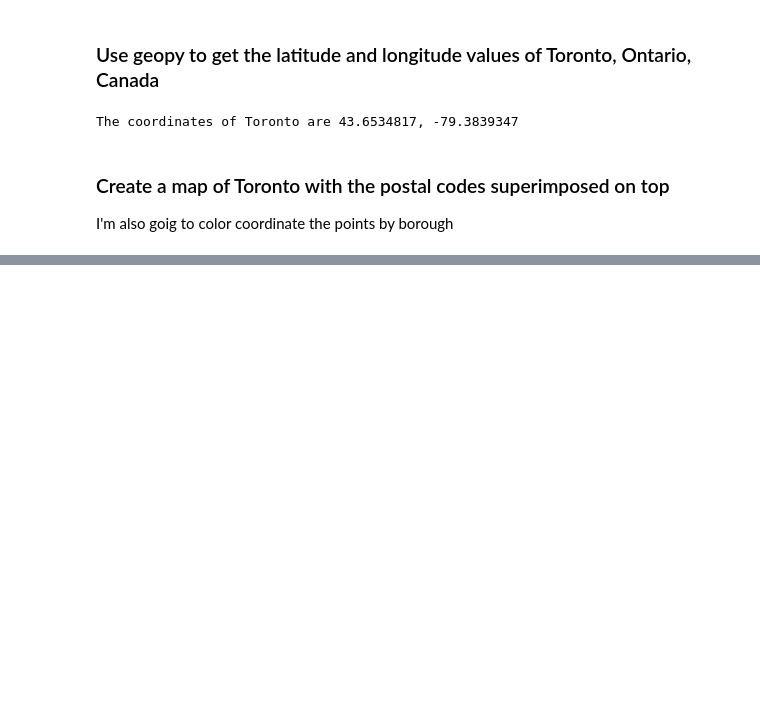
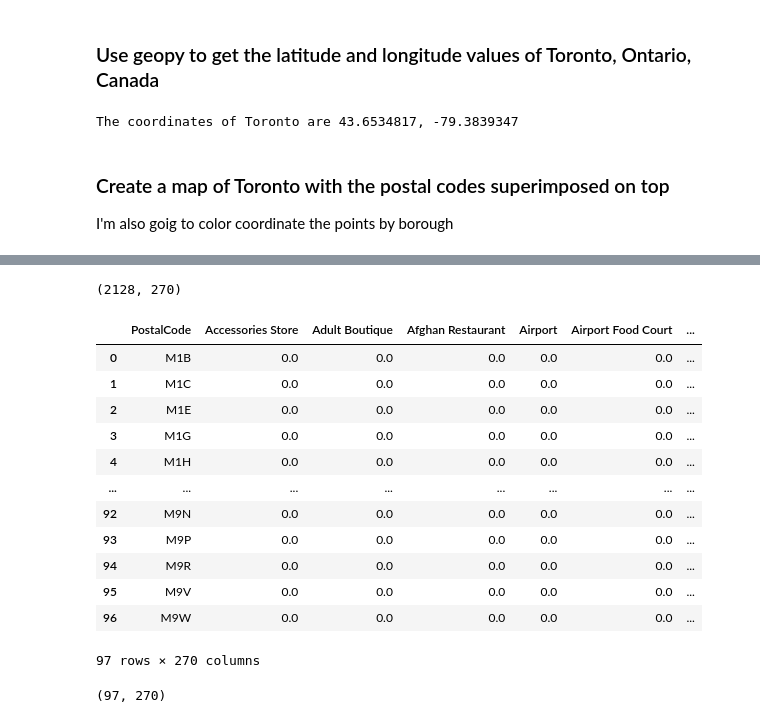
Before and after one commit to eyadams/capston-week-3, a Jupyter notebook: Capstone Week 3 - Part 3.ipynb, the cells around one changed output, grey strips where cells are left out. Drawn from its saved outputs; the diff is of its cells as text; code cells hidden in the pictures; blank space fills up the shorter version.

```diff
--- a/Capstone Week 3 - Part 3.ipynb
+++ b/Capstone Week 3 - Part 3.ipynb
@@ -147,0 +189,13 @@ map_toronto
+# %%
+# I'll create an empty dataframe, and then build up
+# the complete one using concat
+
+venues_list = []
+
+for i, row in postal_codes.iterrows():
+    print(".", end="")
+    venues_list += get_nearby_venues(row['PostalCode'],
+                                        row['Latitude'],
+                                        row['Longitude'])
+
+print("\nVenues list created")
@@ -147,0 +205,11 @@ map_toronto
+# %%
+# I keep "PostalCode" without the space, to preserve compatibility
+# with the earlier required step. Which, frankly, I wouldn't have done.
+
+toronto_venues = pd.DataFrame(data=venues_list, columns=['PostalCode',
+                                                        'Postal Code Latitude',
+                                                        'Postal Code Longitude',
+                                                        'Venue',
+                                                        'Venue Latitude',
+                                                        'Venue Longitude',
+                                                        'Venue Category'])
@@ -147,0 +252,14 @@ map_toronto
+# %%
+# one hot encoding for the venue categories
+
+toronto_onehot = pd.get_dummies(toronto_venues[['Venue Category']],
+                                prefix="",
+                                prefix_sep="")
+toronto_onehot['PostalCode'] = toronto_venues['PostalCode']
+
+# In the New York exercise, the order of the columns was changed
+# at this point so the Neighborhood column came first.
+# But this isn't necessary, because the group step further
+# down does that.
+
+toronto_onehot.head()
@@ -147,0 +274,25 @@ map_toronto
+# %%
+toronto_onehot.shape
+# %% [output]
+(2128, 270)
+# %%
+toronto_grouped = toronto_onehot.groupby('PostalCode').mean().reset_index()
+toronto_grouped
+# %% [output]
+|  | PostalCode | Accessories Store | Adult Boutique | Afghan Restaurant | Airport | Airport Food Court | ... |
+| 0 | M1B | 0.0 | 0.0 | 0.0 | 0.0 | 0.0 | ... |
+| 1 | M1C | 0.0 | 0.0 | 0.0 | 0.0 | 0.0 | ... |
+| 2 | M1E | 0.0 | 0.0 | 0.0 | 0.0 | 0.0 | ... |
+| 3 | M1G | 0.0 | 0.0 | 0.0 | 0.0 | 0.0 | ... |
+| 4 | M1H | 0.0 | 0.0 | 0.0 | 0.0 | 0.0 | ... |
+| ... | ... | ... | ... | ... | ... | ... | ... |
+| 92 | M9N | 0.0 | 0.0 | 0.0 | 0.0 | 0.0 | ... |
+| 93 | M9P | 0.0 | 0.0 | 0.0 | 0.0 | 0.0 | ... |
+| 94 | M9R | 0.0 | 0.0 | 0.0 | 0.0 | 0.0 | ... |
+| 95 | M9V | 0.0 | 0.0 | 0.0 | 0.0 | 0.0 | ... |
+| 96 | M9W | 0.0 | 0.0 | 0.0 | 0.0 | 0.0 | ... |
+97 rows × 270 columns
+# %%
+toronto_grouped.shape
+# %% [output]
+(97, 270)
```
Also changed, not shown: parts of 24 cells of this notebook.
